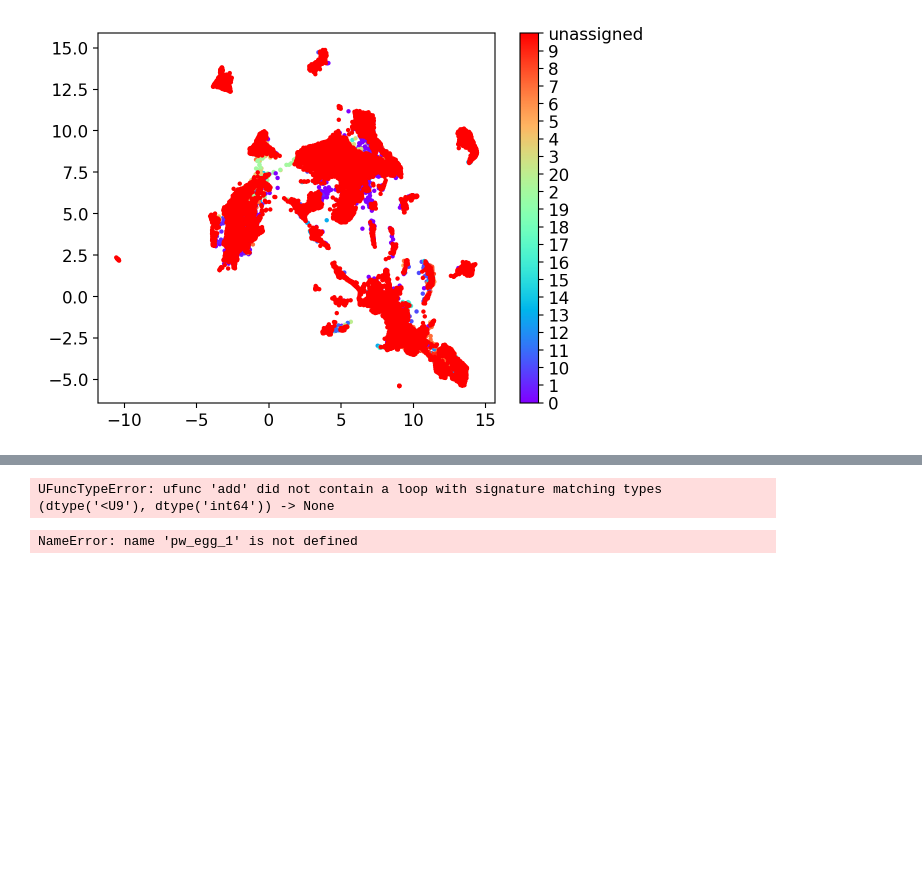
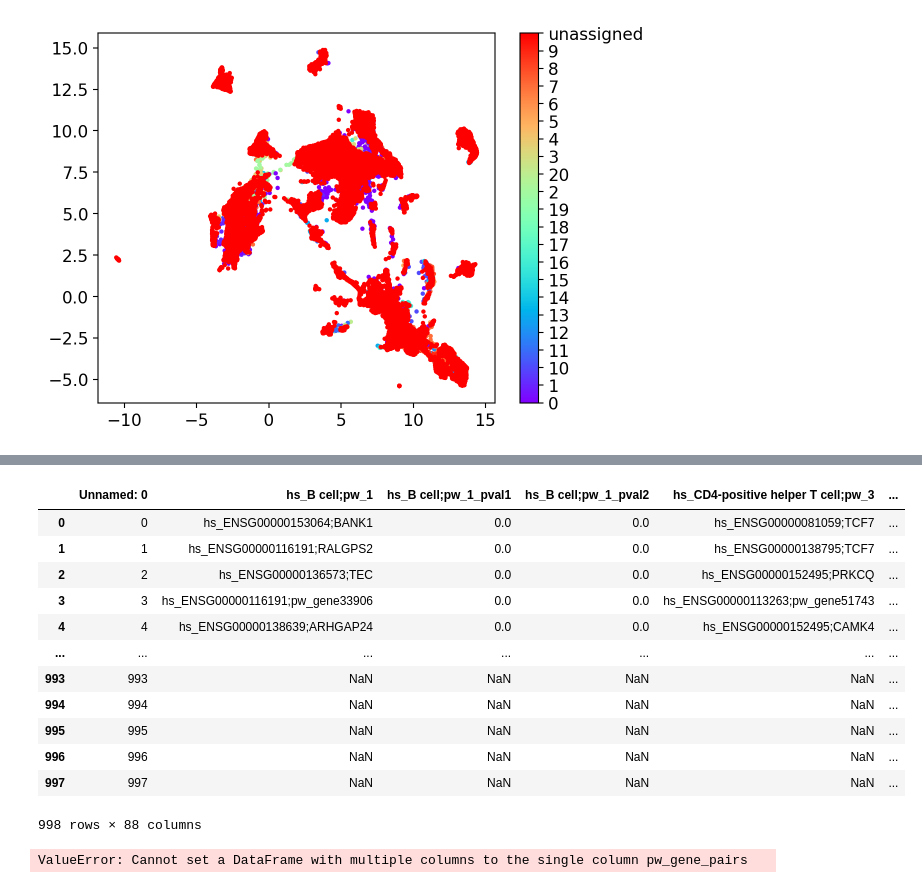
Before and after one commit to Nikhilesh-Vasanthakumar/Immune-Complexity-and-Regenerative-Dynamics-in-Pleurodeles-waltl, a Jupyter notebook: Samap_test_script.ipynb, the cells around one changed output, grey strips where cells are left out. Cells and saved outputs as stored; diff of their text form; code cells hidden in the pictures; blank space fills up the shorter version.

```diff
--- a/Samap_test_script.ipynb
+++ b/Samap_test_script.ipynb
@@ -578,6 +418,6 @@ if len(columns_to_select) > 0:
 # %%
 #Load in the tsv file for mappings
 mapper=pd.read_table("/home/nikvaku/snic2022-6-312/LabMemberScratchDir/Nikhilesh/Raw_data/aPlwal.pri.V2.genome.annots.tsv")
-#Map the EggNOG names to the gene names from the gene_pairs
-mapper['EggNM.Preferred_name'] = mapper['EggNM.Preferred_name'].map(gene_pairs).fillna(mapper['EggNM.Preferred_name'])
+mapper_dict = mapper.set_index('#gene_id')['EggNM.Preferred_name'].to_dict()
+mapper_dict
 # %% [output]
@@ -597,7 +425,43 @@ mapper['EggNM.Preferred_name'] = mapper['EggNM.Preferred_name'].map(gene_pairs).
-# %%
-FE = FunctionalEnrichment(sm,mapper, col_key='EggNM.Preferred_name', keys=keys_ct, align_thr=0.3)
-# %% [output]
-UFuncTypeError: ufunc 'add' did not contain a loop with signature matching types (dtype('<U9'), dtype('int64')) -> None
+# %%
+#Replace the pw names with the eggnoG names
+for i in gene_pairs.columns:
+    if not (i.endswith('pval1') or i.endswith('pval2')):
+        for j in gene_pairs[i].index:
+            if pd.isna(j):
+                continue
+            cell_value = gene_pairs.at[j, i]
+            if isinstance(cell_value, str):
+                hs_pw = cell_value.split(';')
+                if len(hs_pw) >= 2:
+                    pw = hs_pw[1].split('_')[1]
+                #Use the mapper_dict to map
+                    if mapper_dict[pw] != '.':
+                        hs_pw[1] = mapper_dict[pw]
+                        gene_pairs.at[j, i] = ';'.join(hs_pw)
+# %%
+gene_pairs
+# %% [output]
+|  | Unnamed: 0 | hs_B cell;pw_1 | hs_B cell;pw_1_pval1 | hs_B cell;pw_1_pval2 | hs_CD4-positive helper T cell;pw_3 | ... |
+| 0 | 0 | hs_ENSG00000153064;BANK1 | 0.0 | 0.0 | hs_ENSG00000081059;TCF7 | ... |
+| 1 | 1 | hs_ENSG00000116191;RALGPS2 | 0.0 | 0.0 | hs_ENSG00000138795;TCF7 | ... |
+| 2 | 2 | hs_ENSG00000136573;TEC | 0.0 | 0.0 | hs_ENSG00000152495;PRKCQ | ... |
+| 3 | 3 | hs_ENSG00000116191;pw_gene33906 | 0.0 | 0.0 | hs_ENSG00000113263;pw_gene51743 | ... |
+| 4 | 4 | hs_ENSG00000138639;ARHGAP24 | 0.0 | 0.0 | hs_ENSG00000152495;CAMK4 | ... |
+| ... | ... | ... | ... | ... | ... | ... |
+| 993 | 993 | NaN | NaN | NaN | NaN | ... |
+| 994 | 994 | NaN | NaN | NaN | NaN | ... |
+| 995 | 995 | NaN | NaN | NaN | NaN | ... |
+| 996 | 996 | NaN | NaN | NaN | NaN | ... |
+| 997 | 997 | NaN | NaN | NaN | NaN | ... |
+998 rows × 88 columns
 # %%
+#Save the gene pairs
+#gene_pairs.to_csv("/home/nikvaku/snic2022-6-312/LabMemberScratchDir/Nikhilesh/Final_Data/Tabula_Immune_Gene_pairs_ct_pw&hs_.csv")
+
+#Load in the gene pairs
+gene_pairs=pd.read_csv("/home/nikvaku/snic2022-6-312/LabMemberScratchDir/Nikhilesh/Final_Data/Tabula_Immune_Gene_pairs_ct_pw&hs_.csv")
-# %% [output]
-NameError: name 'pw_egg_1' is not defined
+# %%
+#Save the gene pairs as metadata for the adata object for pw
+samap.adata.obs['pw_gene_pairs']=gene_pairs
+# %% [output]
+ValueError: Cannot set a DataFrame with multiple columns to the single column pw_gene_pairs
```
Also changed, not shown: parts of 24 cells of this notebook, 1 other file.
